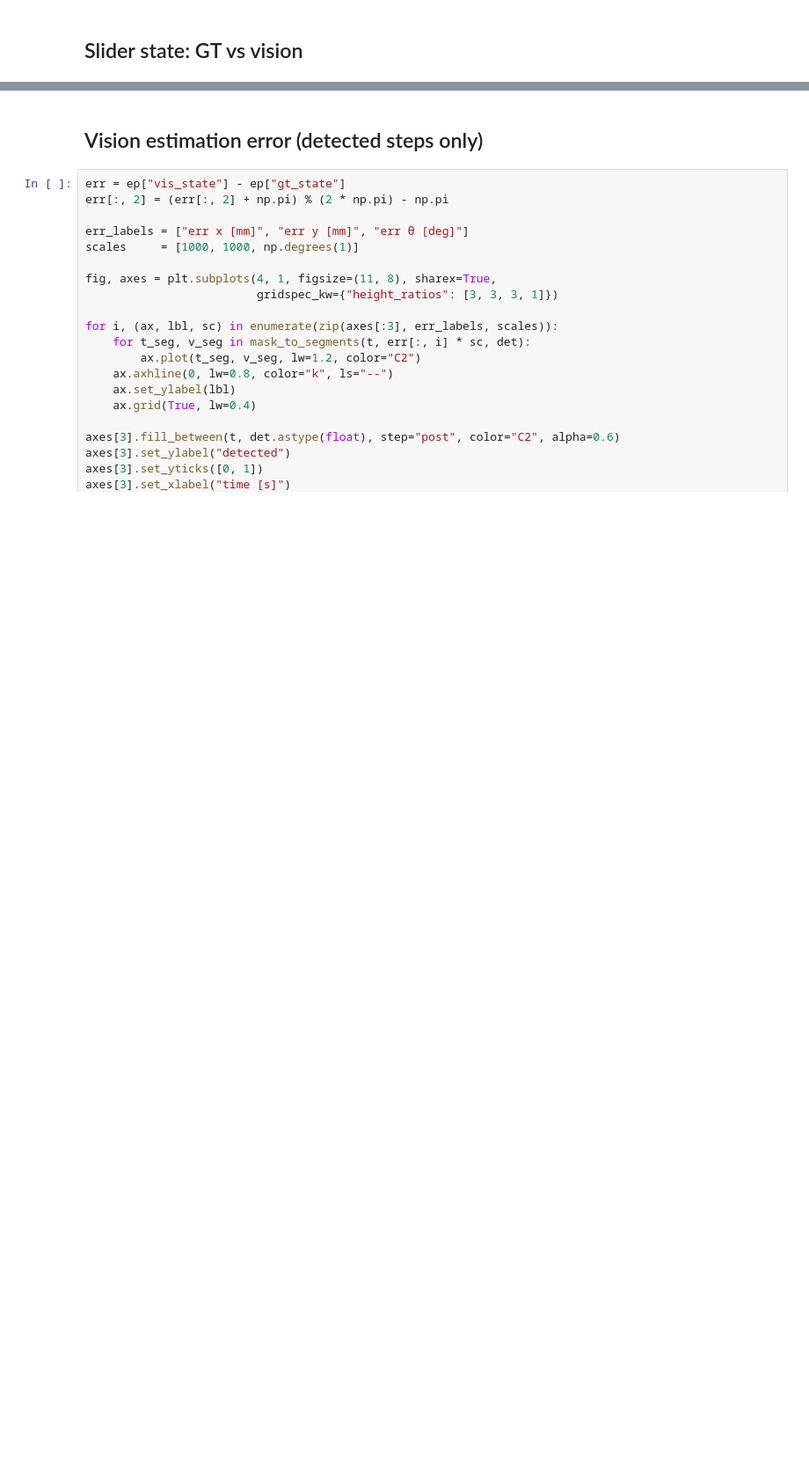
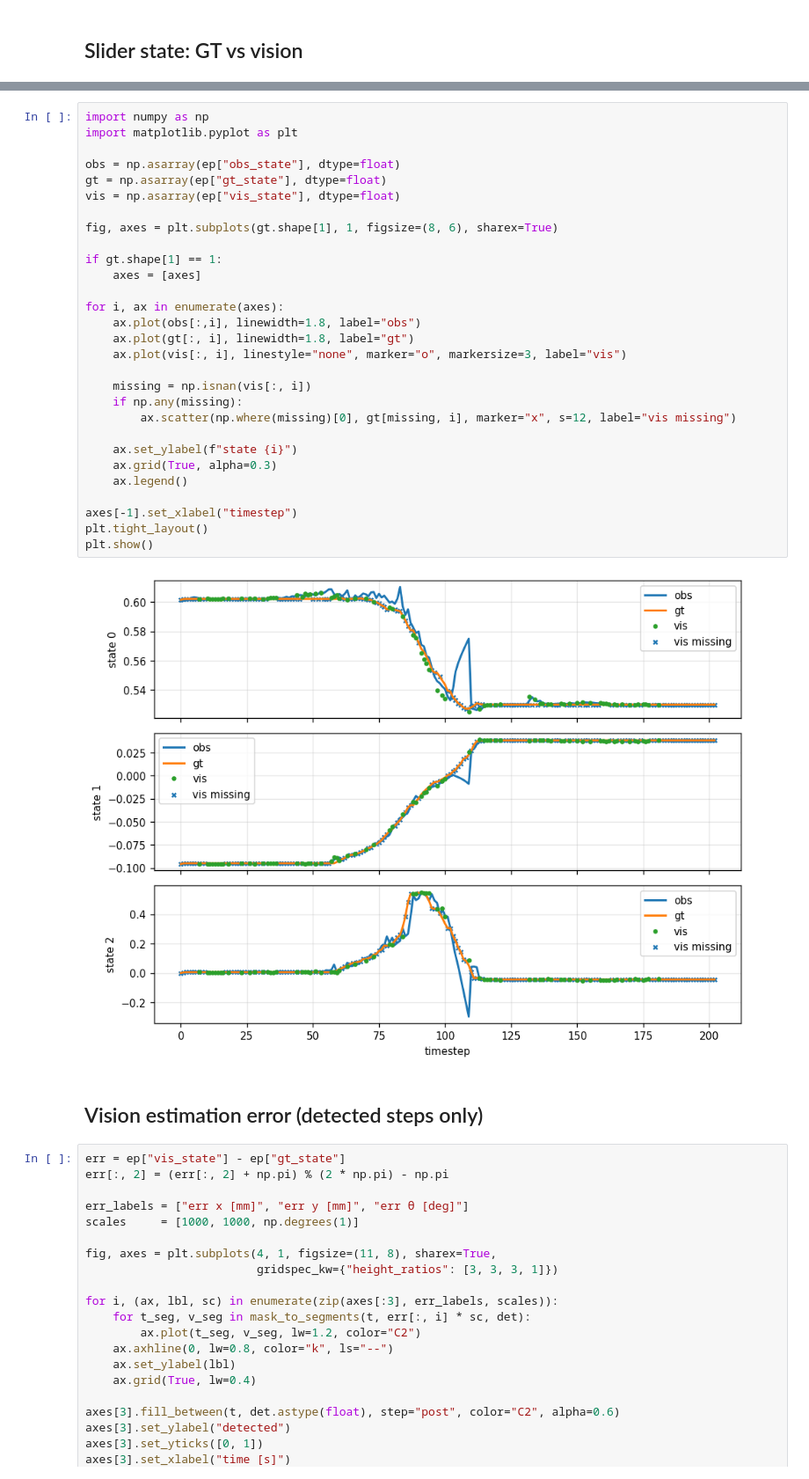
Before and after one commit to AlexanderWegenerRobotics/vision-mpc, a Jupyter notebook: analysis/analysis.ipynb, the cells around one changed output, grey strips where cells are left out. Shown at 88% size. Drawn from its saved outputs; the diff is of its cells as text; blank space fills up the shorter version.

```diff
--- a/analysis/analysis.ipynb
+++ b/analysis/analysis.ipynb
@@ -173,3 +176,34 @@ plt.show()
+# %%
+import numpy as np
+import matplotlib.pyplot as plt
+
+obs = np.asarray(ep["obs_state"], dtype=float)
+gt = np.asarray(ep["gt_state"], dtype=float)
+vis = np.asarray(ep["vis_state"], dtype=float)
+
+fig, axes = plt.subplots(gt.shape[1], 1, figsize=(8, 6), sharex=True)
+
+if gt.shape[1] == 1:
+    axes = [axes]
+
+for i, ax in enumerate(axes):
+    ax.plot(obs[:,i], linewidth=1.8, label="obs")
+    ax.plot(gt[:, i], linewidth=1.8, label="gt")
+    ax.plot(vis[:, i], linestyle="none", marker="o", markersize=3, label="vis")
+
+    missing = np.isnan(vis[:, i])
+    if np.any(missing):
+        ax.scatter(np.where(missing)[0], gt[missing, i], marker="x", s=12, label="vis missing")
+
+    ax.set_ylabel(f"state {i}")
+    ax.grid(True, alpha=0.3)
+    ax.legend()
+
+axes[-1].set_xlabel("timestep")
+plt.tight_layout()
+plt.show()
+# %% [output]
+[figure, added]
 # %% [markdown]
 ## Vision estimation error (detected steps only)
 # %%
```
Also changed, not shown: parts of 11 cells of this notebook, 8 other files.
